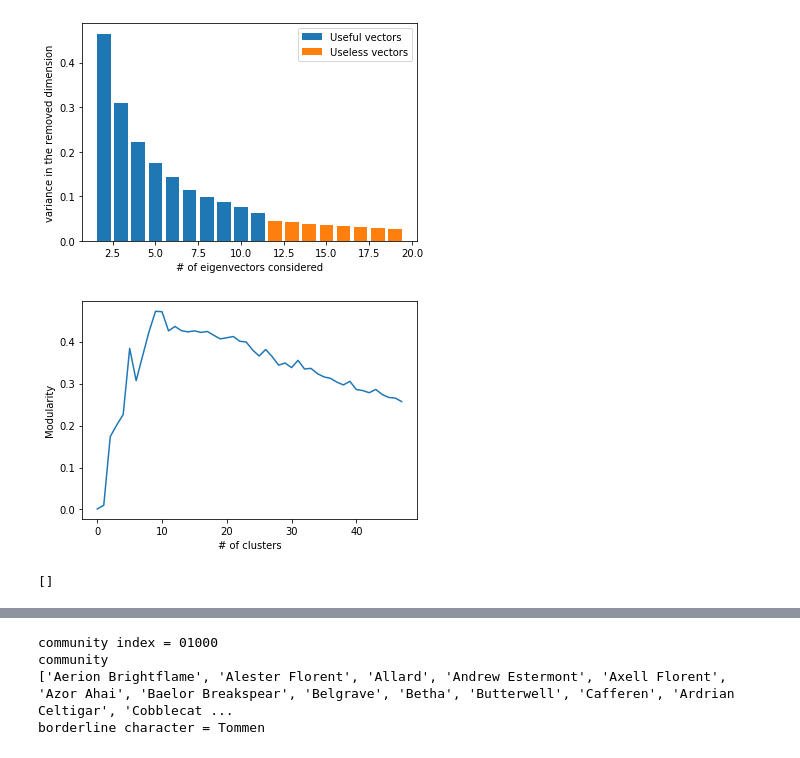
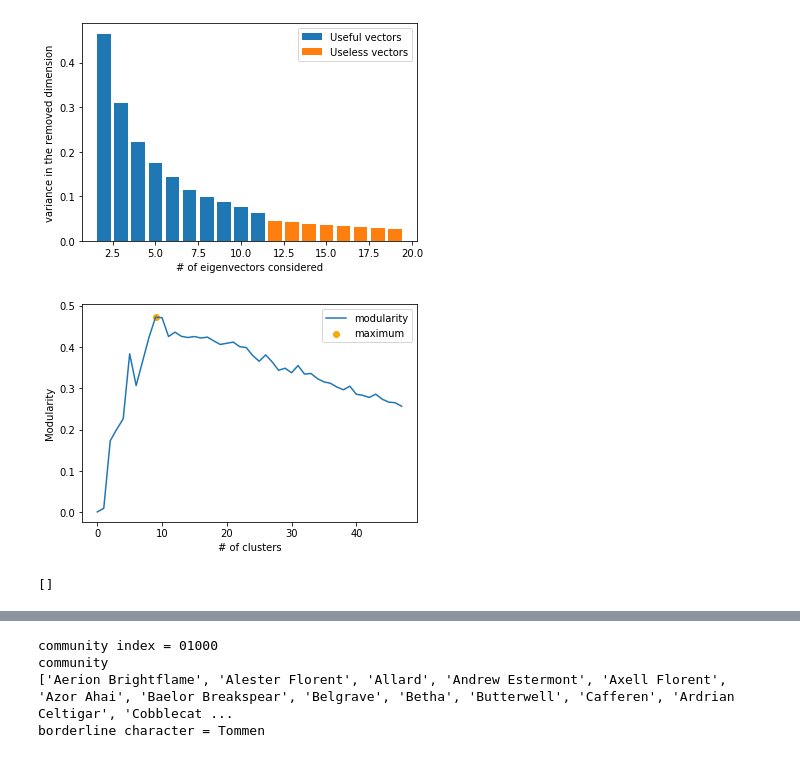
Before and after one commit to Dan8991/A-Storm-of-Nodes, a Jupyter notebook: got_network2.ipynb, the cells around one changed output, grey strips where cells are left out. Saved outputs shown, nothing was run; the diff lists cells and outputs as text; code cells hidden in the pictures.

```diff
--- a/got_network2.ipynb
+++ b/got_network2.ipynb
@@ -242,31 +257,22 @@ plt.legend(["Useful vectors", "Useless vectors"])
 # %%
 from tqdm import tqdm
 modularity = []
 kmax = 50
 for i in tqdm(range(2, kmax)):
     km = KMeans(n_clusters = i).fit_predict(eig_vec[:,1:(lim+1)])
     modularity.append(nw.get_modularity(A, km))
 plt.plot(modularity)
 plt.xlabel("# of clusters")
 plt.ylabel("Modularity")
 amax = np.argmax(np.array(modularity)) + 2
+plt.scatter(amax - 2, modularity[amax - 2], c = "orange")
+plt.legend(["modularity", "maximum"])
 km = KMeans(n_clusters = amax).fit_predict(eig_vec[:, 1:(lim+1)])
 # %% [output]
-[figure, old version]
+[figure, new version]
-# %%
-i = 11
-indexes = np.arange(N)
-print_community(indexes[km == i], characters_id)
-
-Night_watch = indexes[km == 6]
-Robb = indexes[km == 4]
-Stannis = list(indexes[km == 2])
-Daenerys = indexes[km == 1]
-Free_folks = indexes[km == 0]
-Lannisters = list(indexes[km == 7])
-Lannisters.remove(characters_id.index("Stannis Baratheon"))
-Lannisters = np.array(Lannisters)
-Stannis.append(characters_id.index("Stannis Baratheon"))
-Stannis = np.array(Stannis)
-# %% [output]
-[]
+# %%
+i = 11
+indexes = np.arange(N)
+print_community(indexes[km == i], characters_id)
+# %% [output]
+[]
```
Also changed, not shown: parts of 17 cells of this notebook.
